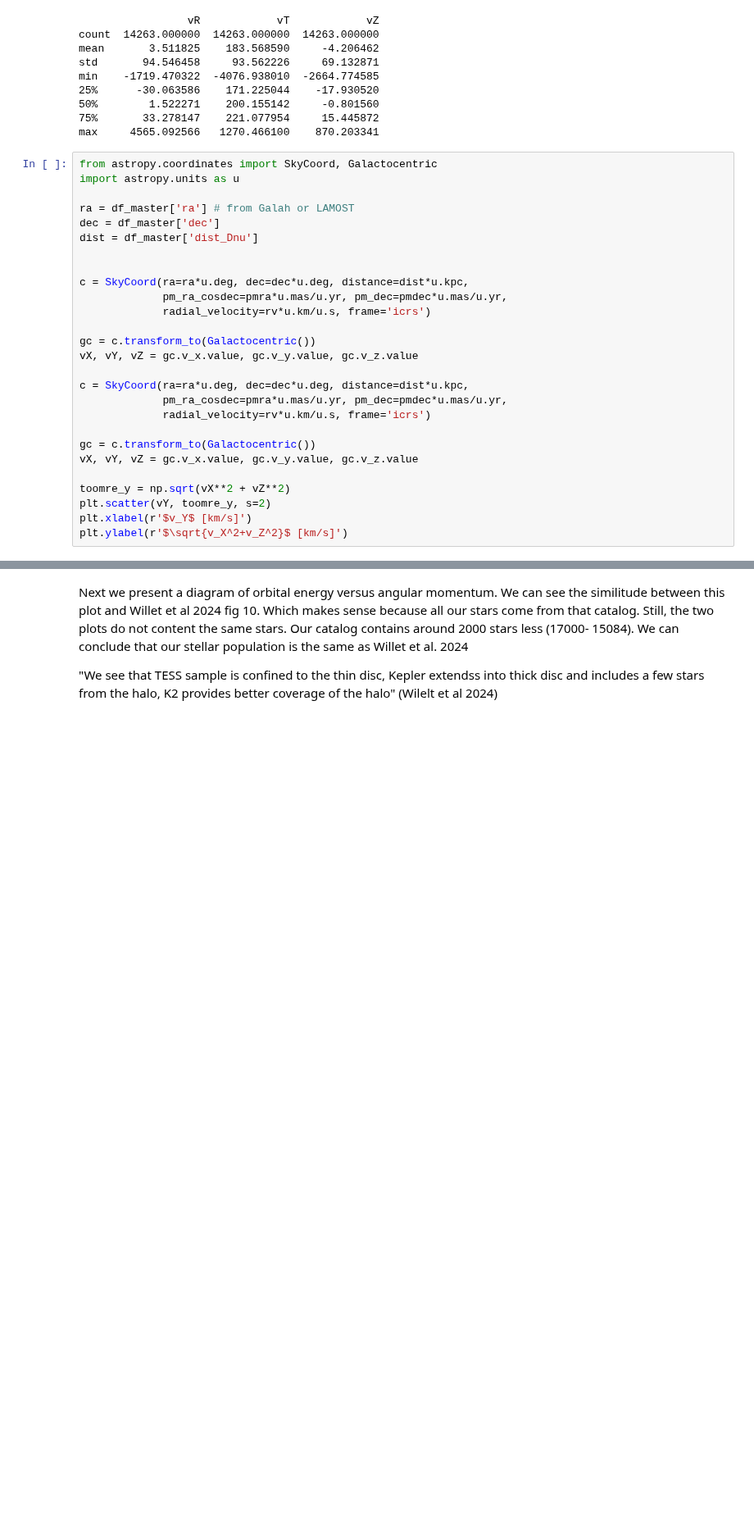
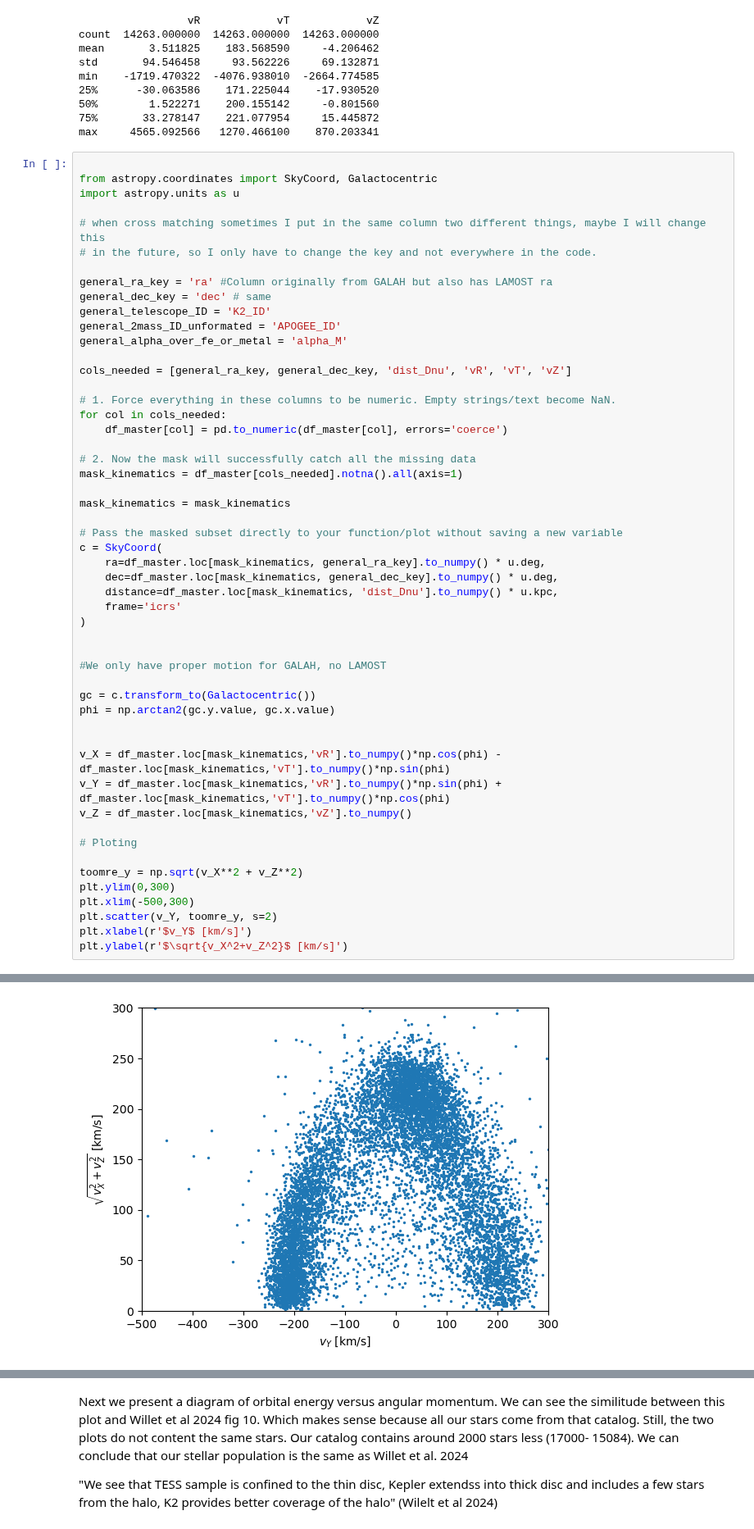
Before and after one commit to juanpabloidarraga/master_thesis, a Jupyter notebook: code/Final_catalog.ipynb, the cells around one changed output, grey strips where cells are left out. Shown at 82% size. Drawn from its saved outputs; the diff is of its cells as text; blank space fills up the shorter version.

```diff
--- a/code/Final_catalog.ipynb
+++ b/code/Final_catalog.ipynb
@@ -399,30 +634,55 @@ min    -1719.470322  -4076.938010  -2664.774585
 75%       33.278147    221.077954     15.445872
 max     4565.092566   1270.466100    870.203341
 # %%
+
 from astropy.coordinates import SkyCoord, Galactocentric
 import astropy.units as u
 
-ra = df_master['ra'] # from Galah or LAMOST
-dec = df_master['dec']
-dist = df_master['dist_Dnu']
+# when cross matching sometimes I put in the same column two different things, maybe I will change this
+# in the future, so I only have to change the key and not everywhere in the code.
+
+general_ra_key = 'ra' #Column originally from GALAH but also has LAMOST ra
+general_dec_key = 'dec' # same
+general_telescope_ID = 'K2_ID'
+general_2mass_ID_unformated = 'APOGEE_ID'
+general_alpha_over_fe_or_metal = 'alpha_M'
+
+cols_needed = [general_ra_key, general_dec_key, 'dist_Dnu', 'vR', 'vT', 'vZ']
+
+# 1. Force everything in these columns to be numeric. Empty strings/text become NaN.
+for col in cols_needed:
+    df_master[col] = pd.to_numeric(df_master[col], errors='coerce')
+
+# 2. Now the mask will successfully catch all the missing data
+mask_kinematics = df_master[cols_needed].notna().all(axis=1)
+
+mask_kinematics = mask_kinematics
+
+# Pass the masked subset directly to your function/plot without saving a new variable
+c = SkyCoord(
+    ra=df_master.loc[mask_kinematics, general_ra_key].to_numpy() * u.deg,
+    dec=df_master.loc[mask_kinematics, general_dec_key].to_numpy() * u.deg,
+    distance=df_master.loc[mask_kinematics, 'dist_Dnu'].to_numpy() * u.kpc,
+    frame='icrs'
+)
 
 
-c = SkyCoord(ra=ra*u.deg, dec=dec*u.deg, distance=dist*u.kpc,
-             pm_ra_cosdec=pmra*u.mas/u.yr, pm_dec=pmdec*u.mas/u.yr,
-             radial_velocity=rv*u.km/u.s, frame='icrs')
+#We only have proper motion for GALAH, no LAMOST
 
 gc = c.transform_to(Galactocentric())
-vX, vY, vZ = gc.v_x.value, gc.v_y.value, gc.v_z.value
+phi = np.arctan2(gc.y.value, gc.x.value)
 
-c = SkyCoord(ra=ra*u.deg, dec=dec*u.deg, distance=dist*u.kpc,
-             pm_ra_cosdec=pmra*u.mas/u.yr, pm_dec=pmdec*u.mas/u.yr,
-             radial_velocity=rv*u.km/u.s, frame='icrs')
 
-gc = c.transform_to(Galactocentric())
-vX, vY, vZ = gc.v_x.value, gc.v_y.value, gc.v_z.value
+v_X = df_master.loc[mask_kinematics,'vR'].to_numpy()*np.cos(phi) - df_master.loc[mask_kinematics,'vT'].to_numpy()*np.sin(phi)
+v_Y = df_master.loc[mask_kinematics,'vR'].to_numpy()*np.sin(phi) + df_master.loc[mask_kinematics,'vT'].to_numpy()*np.cos(phi)
+v_Z = df_master.loc[mask_kinematics,'vZ'].to_numpy()
 
-toomre_y = np.sqrt(vX**2 + vZ**2)
-plt.scatter(vY, toomre_y, s=2)
+# Ploting
+
+toomre_y = np.sqrt(v_X**2 + v_Z**2)
+plt.ylim(0,300)
+plt.xlim(-500,300)
+plt.scatter(v_Y, toomre_y, s=2)
 plt.xlabel(r'$v_Y$ [km/s]')
 plt.ylabel(r'$\sqrt{v_X^2+v_Z^2}$ [km/s]')
 # %% [output]
@@ -429,0 +690 @@ plt.ylabel(r'$\sqrt{v_X^2+v_Z^2}$ [km/s]')
+[figure, added]
```
Also changed, not shown: parts of 30 cells of this notebook, 2 other files.
